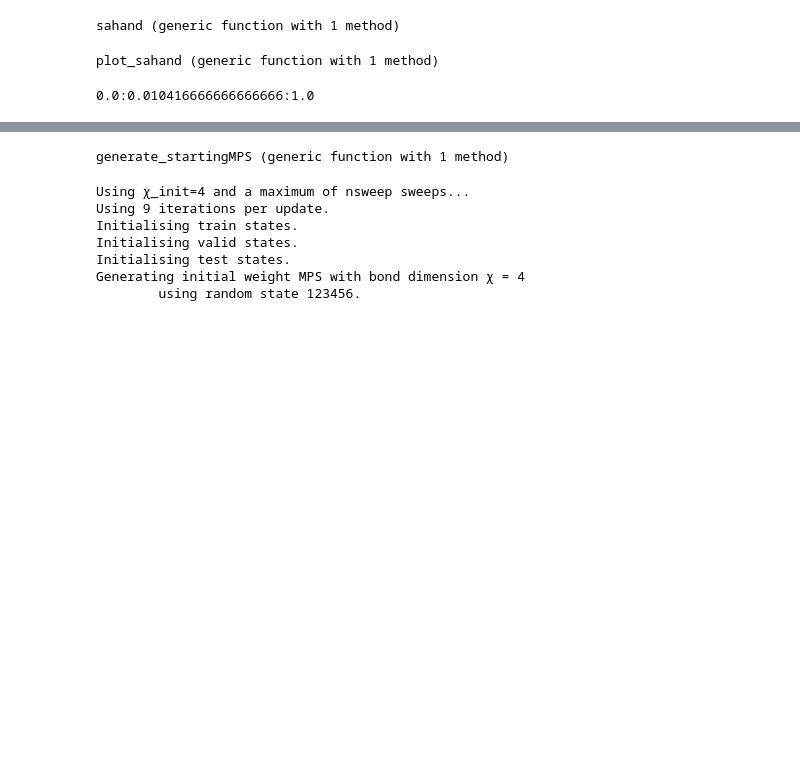
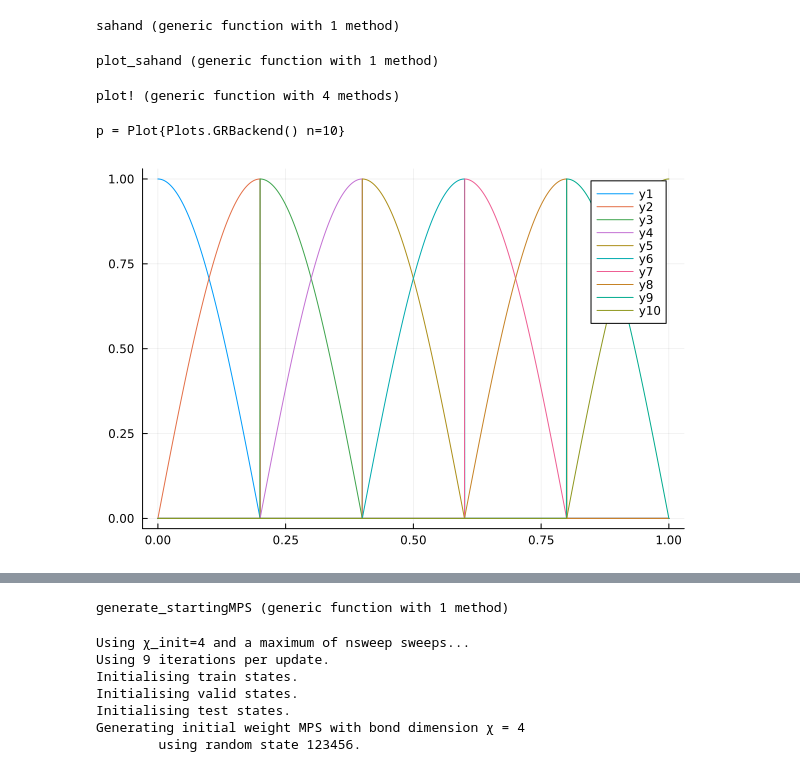
Before and after one commit to jmoo2880/QuantumInspiredML, a Jupyter notebook: LogLoss/ffts.ipynb, the cells around one changed output, grey strips where cells are left out. Saved outputs shown, nothing was run; the diff lists cells and outputs as text; code cells hidden in the pictures; blank space fills up the shorter version.

Commit message:
implemented Fourier() and Sahand(), did some minor refactoring

```diff
--- a/LogLoss/ffts.ipynb
+++ b/LogLoss/ffts.ipynb
@@ -126,24 +125,29 @@ plot_trigpol(xs,2)
 # %%
 function sahand(x::Float64, i::Int,d::Int)
     dx = 2/d # width of one interval
-    startx = (i-1) * dx
-    if startx <= x <= i*dx
-        s1 = cospi(0.5 * (x - startx)/dx )
-        s2 = sinpi(0.5 * (x - startx)/dx )
+    interval = ceil(i/2)
+    startx = (interval-1) * dx
+    if startx <= x <= interval*dx
+        if isodd(i)
+            s = cospi(0.5 * (x - startx)/dx )
+        else
+            s = sinpi(0.5 * (x - startx)/dx )
+        end
     else
-        s1,s2 = 0,0
+        s = 0
     end
 
-    return [s1,s2]
+    return s
 end
 # %% [output]
 sahand (generic function with 1 method)
 # %%
 function plot_sahand(xs,d)
-    ys = vcat([sahand(x,i,d) for i in 1:d]...)
+    ys = [sahand(x,1,d) for x in xs]
+    p = plot(xs,ys)
     for s = 2:d
-        ys = vcat([sahand(x,1,d) for x in xs]...)
-        plot!(xs,ys)
+        ys = [sahand(x,s,d) for x in xs]
+        plot!(p,xs,ys)
     end
     return p
 end
@@ -165,4 +156,16 @@ end
-# %%
-xs
-# %% [output]
-0.0:0.010416666666666666:1.0
+# %%
+plot!
+# %% [output]
+plot! (generic function with 4 methods)
+# %%
+ts_len=2000
+endp = pi/4
+xs=0:1/ts_len:1;
+d = 10
+
+
+p = plot_sahand(xs,d)
+@show p
+# %% [output]
+p = Plot{Plots.GRBackend() n=10}
+[figure, added]
```
Also changed, not shown: parts of 4 cells of this notebook, 4 other files.
